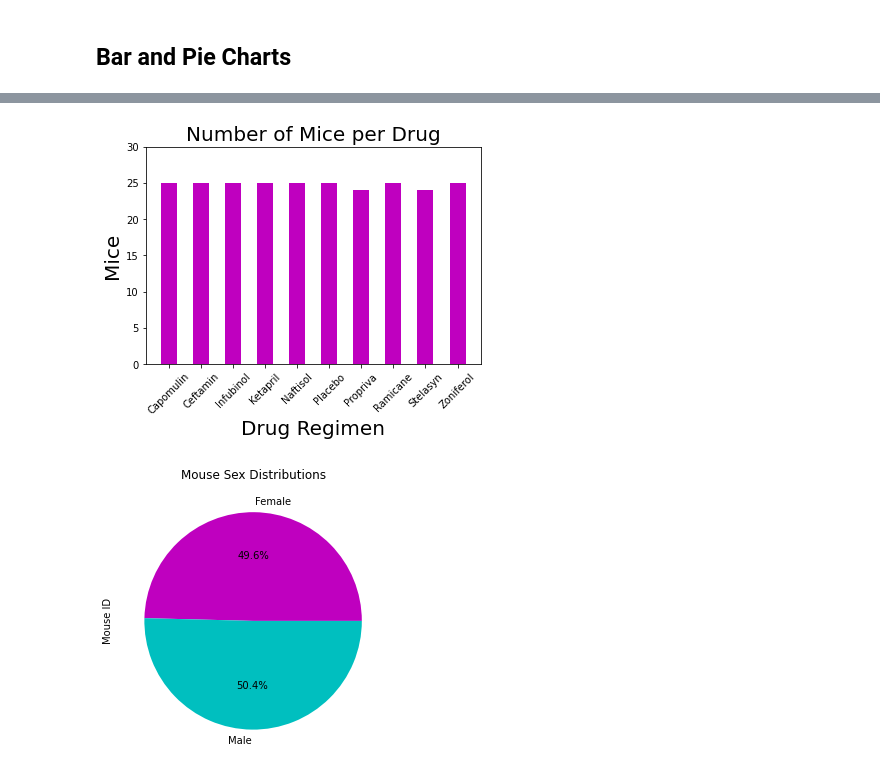
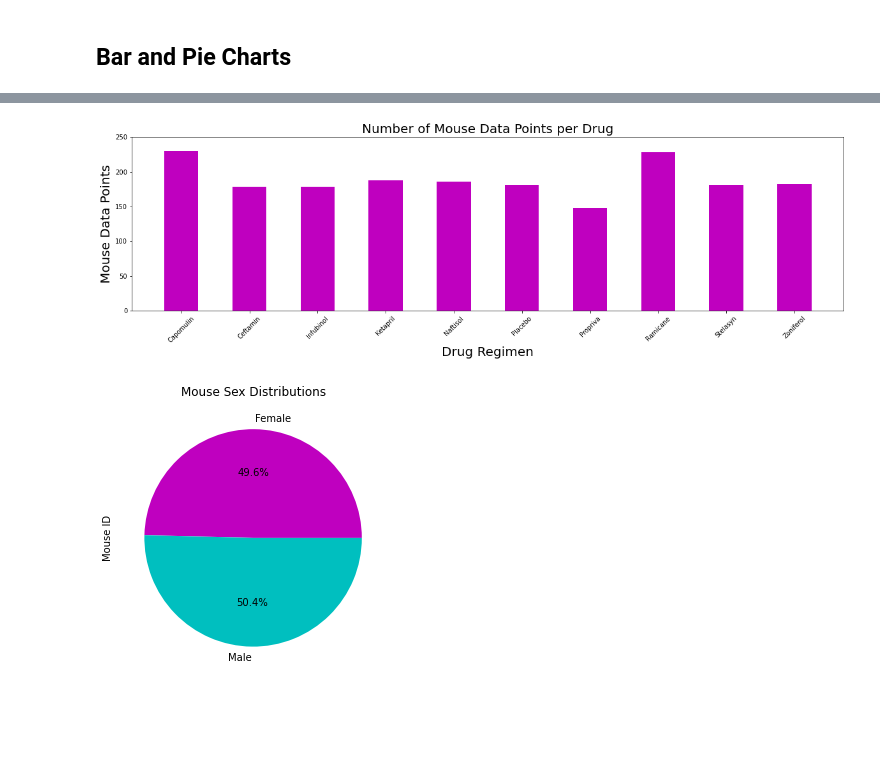
Before and after one commit to ande3674/matplotlib-challenge, a Jupyter notebook: pymaceuticals_starter.ipynb, the cells around one changed output, grey strips where cells are left out. Drawn from its saved outputs; the diff is of its cells as text; code cells hidden in the pictures; blank space fills up the shorter version.

```diff
--- a/pymaceuticals_starter.ipynb
+++ b/pymaceuticals_starter.ipynb
@@ -179,8 +152,13 @@ Summary Statistics Table
 #display(full_cleansed_data_df[full_cleansed_data_df['Drug Regimen'].isin(['Ramicane'])])
 #print(type(full_cleansed_data_df.groupby('Drug Regimen')["Mouse ID"].nunique()))
 #print(full_cleansed_data_df.groupby('Drug Regimen')["Mouse ID"].nunique())
+#mouse_counts_per_drug_series = full_cleansed_data_df.groupby('Drug Regimen')["Mouse ID"].nunique()
+#mp = mouse_counts_per_drug_series.plot(kind='bar', color='m', rot=45, ylim=(0, 30), title='Number of Mice per Drug', figsize=(10,5))
 
-mouse_counts_per_drug_series = full_cleansed_data_df.groupby('Drug Regimen')["Mouse ID"].nunique()
-mp = mouse_counts_per_drug_series.plot(kind='bar', color='m', rot=45, ylim=(0, 30), title='Number of Mice per Drug', figsize=(10,5))
-mp.set_ylabel('Mice')
+mouse_counts_per_drug_series = full_cleansed_data_df.groupby('Drug Regimen').agg(['count'])['Mouse ID']
+mp = mouse_counts_per_drug_series.plot(kind='bar', color='m', rot=45, ylim=(0, 240), title='Number of Mouse Data Points per Drug', figsize=(10,5))
+
+mp.set_ylabel('Mouse Data Points')
+
+plt.show()
 # %% [output]
@@ -189,34 +181,34 @@ Text(0, 0.5, 'Mice')
 # %%
 # Use Pyplot to generate a bar plot showing the total number of mice treatment in each treatment regimen throughout the course of the study.
 ##  Note: this plot will be identical to the one that uses Pandas
 
-values = mouse_counts_per_drug_series.values.tolist()
+values = mouse_counts_per_drug_series['count'].tolist()
 labels = mouse_counts_per_drug_series.index.tolist()
 
 x_axis = np.arange(len(values))
 
 # Create the ticks for our bar chart's x axis
 tick_locations = [value for value in x_axis]
 plt.xticks(tick_locations, labels, rotation=45)
 
 # Plot
 plt.bar(x_axis, values, color='m', align='center', width=0.5)
 
 # Labels
 font = {'size' : 20, 'color' : 'black'}
 plt.xlabel('Drug Regimen', **font)
-plt.ylabel('Mice', **font)
-plt.title('Number of Mice per Drug', **font)
+plt.ylabel('Mouse Data Points', **font)
+plt.title('Number of Mouse Data Points per Drug', **font)
 
 
 
 # Set size
 plt.rcParams["figure.figsize"] = (20,5)
-plt.ylim(0, 30)
+plt.ylim(0, 250)
 
 plt.show()
 # %% [output]
-[figure, old version]
+[figure, new version]
 # %%
 # Use Pandas to generate a pie plot showing the distribution of female versus male mice
 
```
Also changed, not shown: parts of 4 cells of this notebook.
